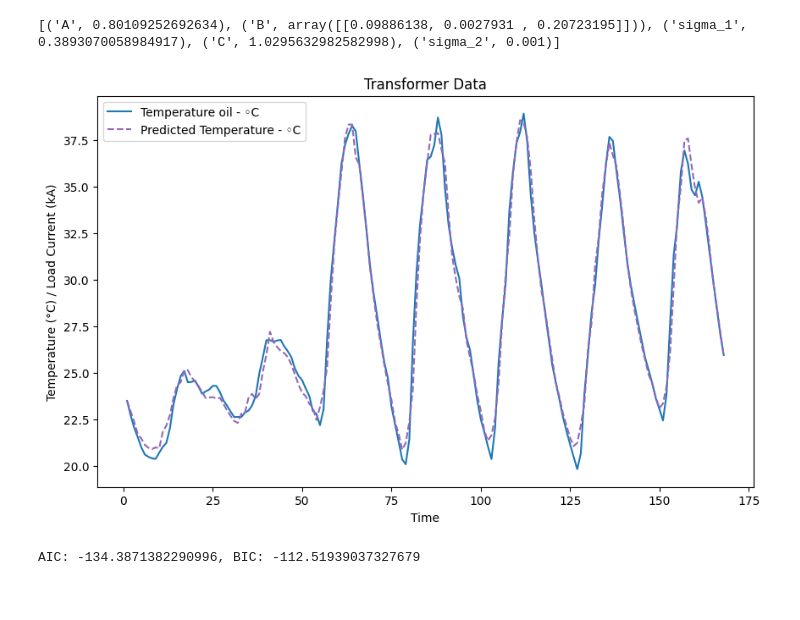
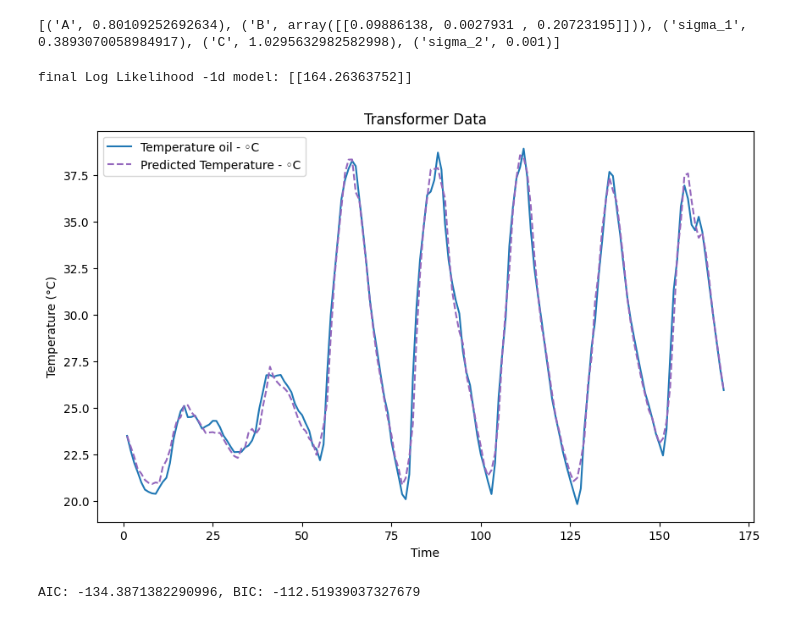
Before and after one commit to luca2618/Timeseries, a Jupyter notebook: assignment4/part2sylvester.ipynb, the cells around one changed output. Drawn from its saved outputs; the diff is of its cells as text; code cells hidden in the pictures.

```diff
--- a/assignment4/part2sylvester.ipynb
+++ b/assignment4/part2sylvester.ipynb
@@ -67,28 +67,30 @@ print([param for param in zip(['A', 'B', 'sigma_1', 'C', 'sigma_2'],return_1d_pa
 # %% [output]
 [('A', 0.80109252692634), ('B', array([[0.09886138, 0.0027931 , 0.20723195]])), ('sigma_1', 0.3893070058984917), ('C', 1.0295632982582998), ('sigma_2', 0.001)]
 # %%
-log_lik, y_predicted = kf_log_likelihood_1d(params, data, return_all=True)
+log_lik, y_predicted, x_filtered_1D = kf_log_likelihood_1d(params, data, return_all=True)
+print(f"final Log Likelihood -1d model: {log_lik}")
 fig, ax1 = plt.subplots(figsize=(10, 6))
 
 # First y-axis
 ax1.plot(data["time"], data["Y"], label="Temperature oil - ◦C", color='tab:blue')
 # ax1.plot(data["time"], data["Ta"], label="Temperature outside - ◦C", color='tab:orange')
 # ax1.plot(data["time"], data["I"], label="Load Current - kA", color='tab:green')
 ax1.plot(data["time"], y_predicted, label="Predicted Temperature - ◦C", color='tab:purple', linestyle='--')
 ax1.set_xlabel("Time")
-ax1.set_ylabel("Temperature (°C) / Load Current (kA)")
+ax1.set_ylabel("Temperature (°C)")
 ax1.legend(loc='upper left')
 
 # # Second y-axis
 # ax2 = ax1.twinx()
 # ax2.plot(data["time"], data["S"], label="Solar Radiation - W/m²", color='tab:red')
 # ax2.set_ylabel("Solar Radiation (W/m²)")
 # ax2.legend(loc='upper right')
 
 plt.title("Transformer Data")
 plt.show()
 # %% [output]
+final Log Likelihood -1d model: [[164.26363752]]
-[figure, old version]
+[figure, new version]
 # %%
 import importlib
 import utils
```
Also changed, not shown: parts of 5 cells of this notebook, 1 other file.
